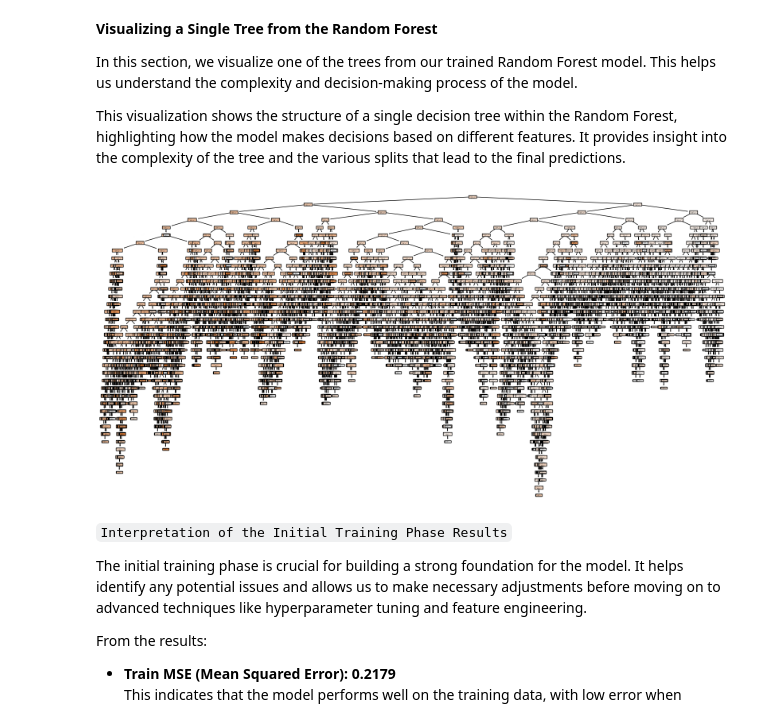
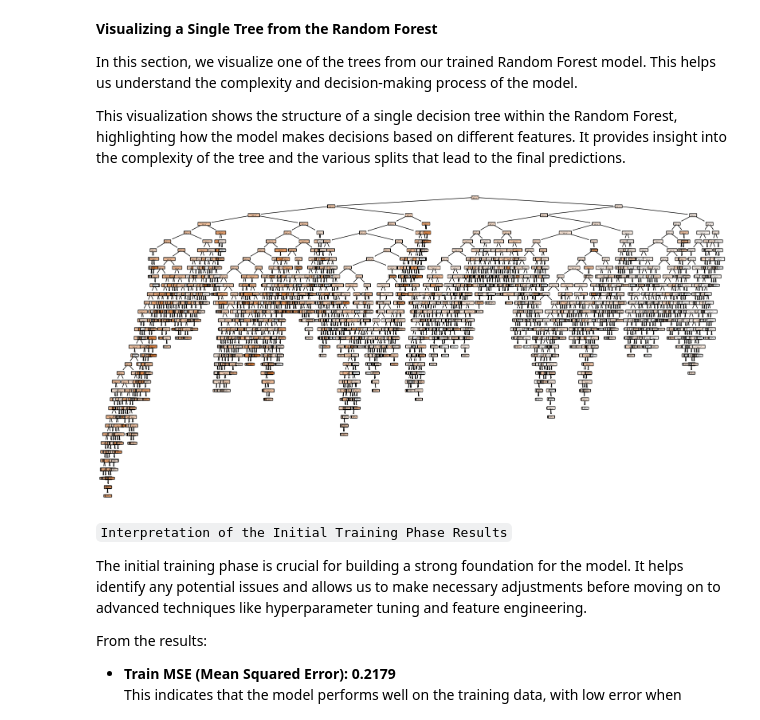
Before and after one commit to yuanpngn/STINTSY_MLP, a Jupyter notebook: [STINTSY]_Machine_Learning_Project.ipynb, the cells around one changed output. Saved outputs shown, nothing was run; the diff lists cells and outputs as text; code cells hidden in the pictures.

```diff
--- a/[STINTSY]_Machine_Learning_Project.ipynb
+++ b/[STINTSY]_Machine_Learning_Project.ipynb
@@ -200,7 +232,7 @@ df = df[(df['home_attacks'] <= 150) & (df['away_attacks'] <= 150)]
 df = df[(df['home_dangerous_attacks'] <= 100) & (df['away_dangerous_attacks'] <= 100)]
 
 # Check possession totals with a tolerance
-df = df[np.isclose(df['home_possession'] + df['away_possession'], 100, atol=5)]
+df = df[np.isclose(df['home_possession'] + df['away_possession'], 100, atol=2)]
 # %%
 # Only include rows with nonnegative final_delta
 df_len = len(df)
@@ -756,18 +1249,18 @@ In this section, we visualize one of the trees from our trained Random Forest mo
 This visualization shows the structure of a single decision tree within the Random Forest, highlighting how the model makes decisions based on different features. It provides insight into the complexity of the tree and the various splits that lead to the final predictions.
 # %%
 # Ensure the model is trained
-if not hasattr(model, 'estimators_') or len(model.estimators_) == 0:
-    model.fit(X_train, y_train)
+if not hasattr(rf_regressor, 'estimators_') or len(rf_regressor.estimators_) == 0:
+    rf_regressor.fit(X_train, y_train)
 
 # Define feature names
 feature_names = X.columns.tolist()
 
 # Plot a single tree from the random forest
 plt.figure(figsize=(20,10))
-plot_tree(model.estimators_[0], filled=True, feature_names=feature_names, class_names=['Class 1', 'Class 2'])
+plot_tree(rf_regressor.estimators_[0], filled=True, feature_names=feature_names, class_names=['Class 1', 'Class 2'])
 plt.show()
 # %% [output]
-[figure, old version]
+[figure, new version]
 # %% [markdown]
 `Interpretation of the Initial Training Phase Results`
 
```
Also changed, not shown: parts of 111 cells of this notebook, 3 other files.
